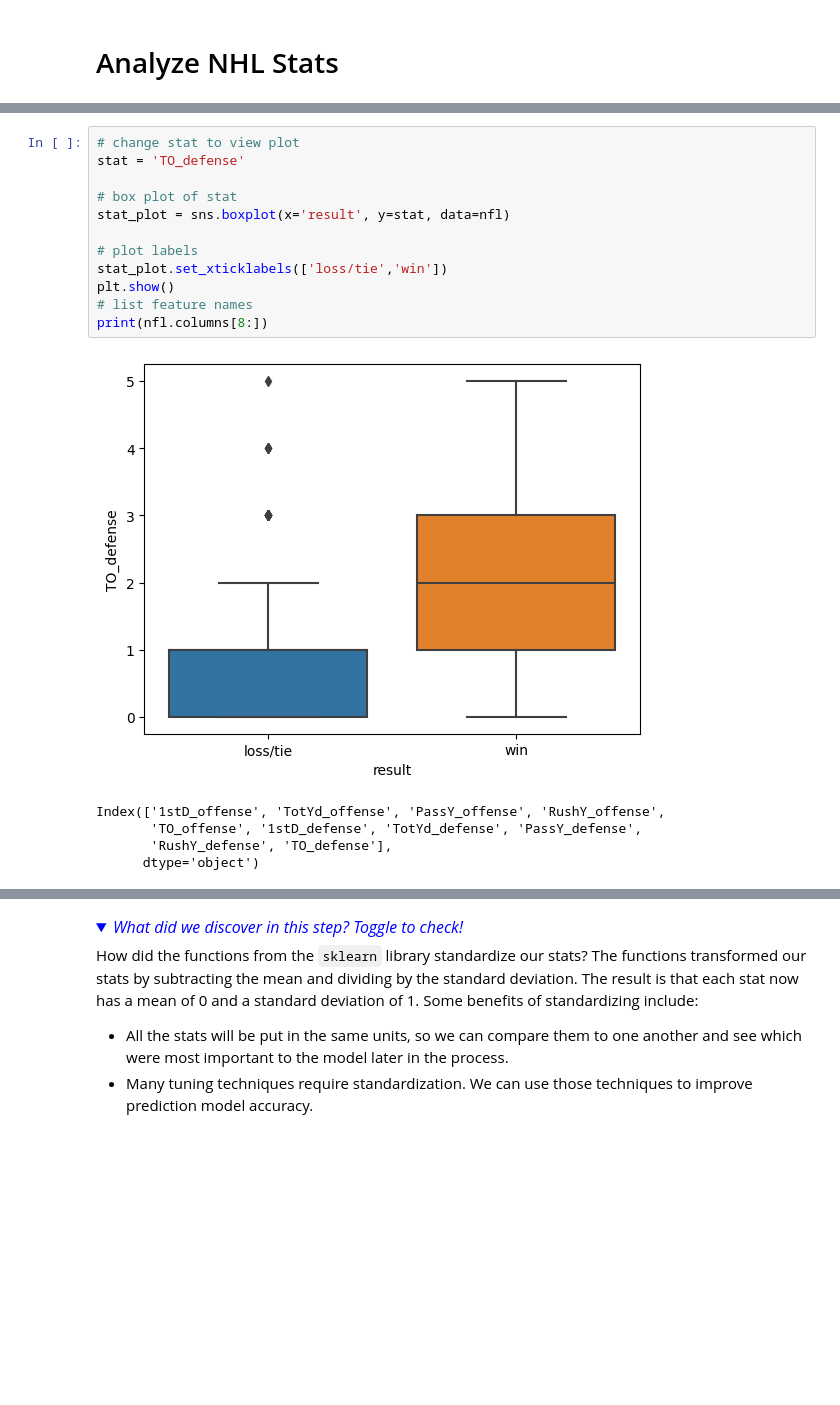
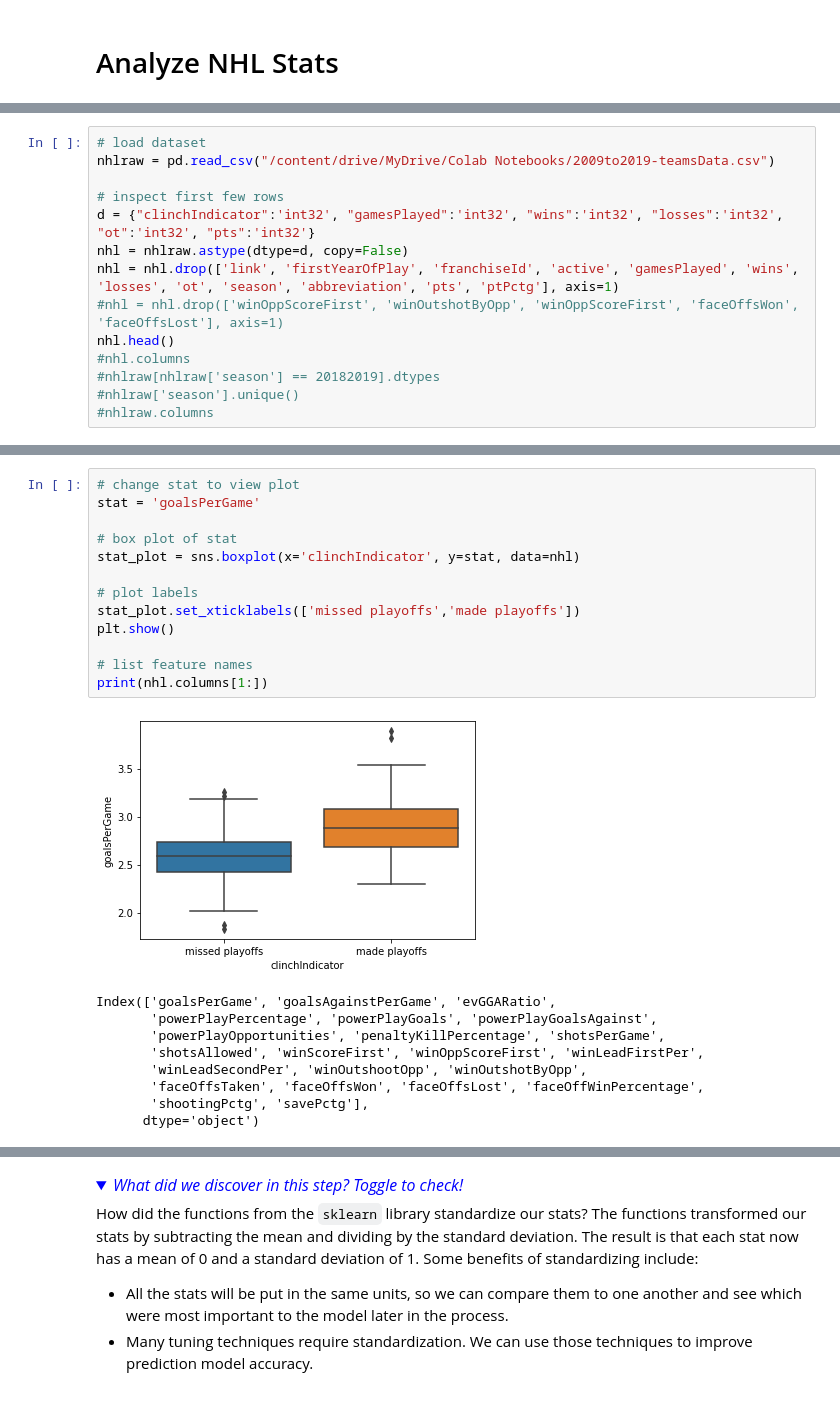
Before and after one commit to djfkahn/DataAnalyses, a Jupyter notebook: NHL/predictor.ipynb, the cells around one changed output, grey strips where cells are left out. Cells and saved outputs as stored; diff of their text form; folded sections open; blank space fills up the shorter version.

```diff
--- a/NHL/predictor.ipynb
+++ b/NHL/predictor.ipynb
@@ -57,0 +61,14 @@ The NFL dataset consists of comprehensive data on the games that took place thro
+# %%
+# load dataset
+nhlraw = pd.read_csv("/content/drive/MyDrive/Colab Notebooks/2009to2019-teamsData.csv")
+
+# inspect first few rows
+d = {"clinchIndicator":'int32', "gamesPlayed":'int32', "wins":'int32', "losses":'int32', "ot":'int32', "pts":'int32'}
+nhl = nhlraw.astype(dtype=d, copy=False)
+nhl = nhl.drop(['link', 'firstYearOfPlay', 'franchiseId', 'active', 'gamesPlayed', 'wins', 'losses', 'ot', 'season', 'abbreviation', 'pts', 'ptPctg'], axis=1)
+#nhl = nhl.drop(['winOppScoreFirst', 'winOutshotByOpp', 'winOppScoreFirst', 'faceOffsWon', 'faceOffsLost'], axis=1)
+nhl.head()
+#nhl.columns
+#nhlraw[nhlraw['season'] == 20182019].dtypes
+#nhlraw['season'].unique()
+#nhlraw.columns
@@ -116,19 +102,24 @@ Use `sns.boxplot()` to create a box plot of `stat` by wins and losses. Set the `
 We've included code for plot labels and to view a list of the names of the stats in the dataset. Try changing the value of the `stat` variable to any one of the stat names and run the cell again to see a plot of how losing teams' stats compare to winning teams' stats.
 # %%
 # change stat to view plot
-stat = 'TO_defense'
+stat = 'goalsPerGame'
 
 # box plot of stat
-stat_plot = sns.boxplot(x='result', y=stat, data=nfl)
+stat_plot = sns.boxplot(x='clinchIndicator', y=stat, data=nhl)
 
 # plot labels
-stat_plot.set_xticklabels(['loss/tie','win'])
+stat_plot.set_xticklabels(['missed playoffs','made playoffs'])
 plt.show()
+
 # list feature names
-print(nfl.columns[8:])
+print(nhl.columns[1:])
 # %% [output]
-[figure, old version]
+[figure, new version]
-Index(['1stD_offense', 'TotYd_offense', 'PassY_offense', 'RushY_offense',
-       'TO_offense', '1stD_defense', 'TotYd_defense', 'PassY_defense',
-       'RushY_defense', 'TO_defense'],
+Index(['goalsPerGame', 'goalsAgainstPerGame', 'evGGARatio',
+       'powerPlayPercentage', 'powerPlayGoals', 'powerPlayGoalsAgainst',
+       'powerPlayOpportunities', 'penaltyKillPercentage', 'shotsPerGame',
+       'shotsAllowed', 'winScoreFirst', 'winOppScoreFirst', 'winLeadFirstPer',
+       'winLeadSecondPer', 'winOutshootOpp', 'winOutshotByOpp',
+       'faceOffsTaken', 'faceOffsWon', 'faceOffsLost', 'faceOffWinPercentage',
+       'shootingPctg', 'savePctg'],
       dtype='object')
```
Also changed, not shown: parts of 40 cells of this notebook.
